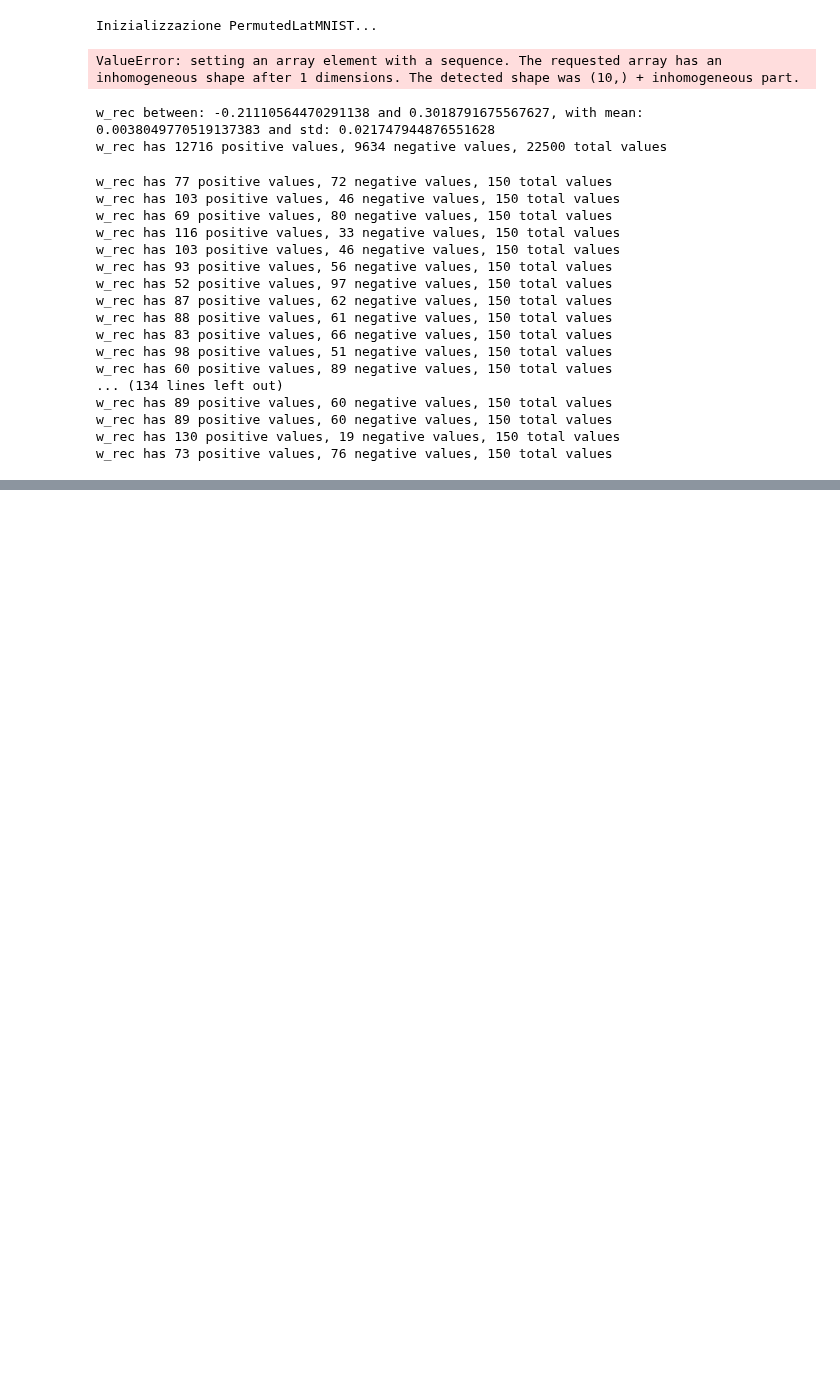
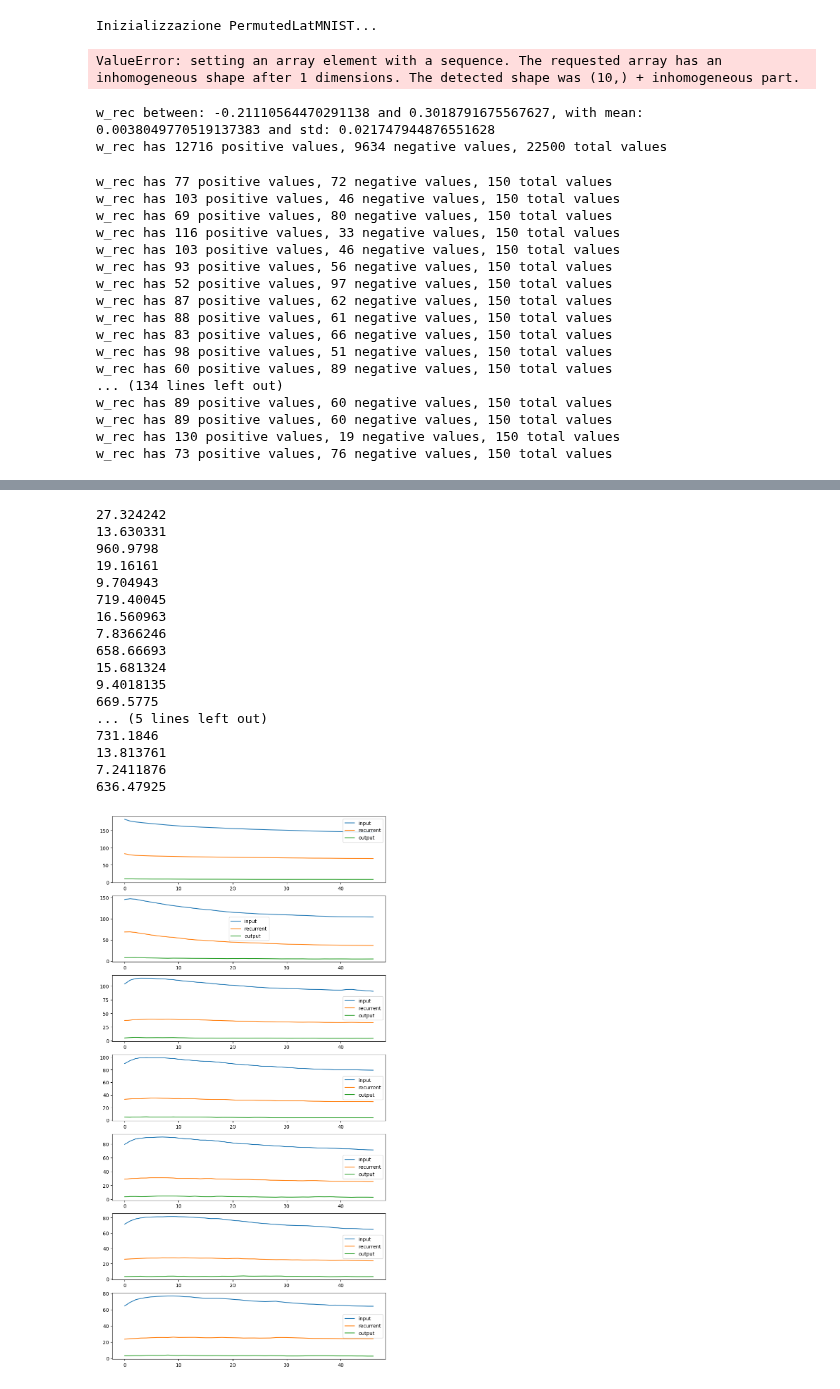
Before and after one commit to NeuroLorenzo/mammoth, a Jupyter notebook: mnist-latency.ipynb, the cells around one changed output, grey strips where cells are left out. Drawn from its saved outputs; the diff is of its cells as text; code cells hidden in the pictures; blank space fills up the shorter version.

```diff
--- a/mnist-latency.ipynb
+++ b/mnist-latency.ipynb
@@ -109,0 +268,42 @@ w_rec has 73 positive values, 76 negative values, 150 total values
+# %%
+import numpy as np
+fig,axs=plt.subplots(n_tasks,figsize=(10,20))
+for i in range(n_tasks):
+
+    g_in_norms=[data[i]['losses'][j]['main_grad']['g_in'].norm() for j in range(n_datapoints)]
+    g_rec_norms=[data[i]['losses'][j]['main_grad']['g_rec'].norm() for j in range(n_datapoints)]
+    g_out_norms=[data[i]['losses'][j]['main_grad']['g_out'].norm() for j in range(n_datapoints)]
+    print(np.mean(g_in_norms))
+    print(np.mean(g_rec_norms))
+    print(np.mean(g_out_norms))
+    red_in_norm=[data[i]['losses'][j]['metapl_reduction']['g_in'] for j in range(n_datapoints)]
+    red_rec_norm=[data[i]['losses'][j]['metapl_reduction']['g_rec'] for j in range(n_datapoints)]
+    red_out_norm=[data[i]['losses'][j]['metapl_reduction']['g_out'] for j in range(n_datapoints)]
+
+    red_in=[a*b for a,b in zip(g_in_norms,red_in_norm)]
+    red_rec=[a*b for a,b in zip(g_rec_norms,red_rec_norm)]
+    red_out=[a*b for a,b in zip(g_out_norms,red_out_norm)]
+
+    axs[i].plot(red_in,label='input')
+    axs[i].plot(red_rec,label='recurrent')
+    axs[i].plot(red_out,label='output')
+    axs[i].legend()
+# %% [output]
+27.324242
+13.630331
+960.9798
+19.16161
+9.704943
+719.40045
+16.560963
+7.8366246
+658.66693
+15.681324
+9.4018135
+669.5775
+... (5 lines left out)
+731.1846
+13.813761
+7.2411876
+636.47925
+[figure, added]
```
Also changed, not shown: parts of 14 cells of this notebook, 9 other files.
